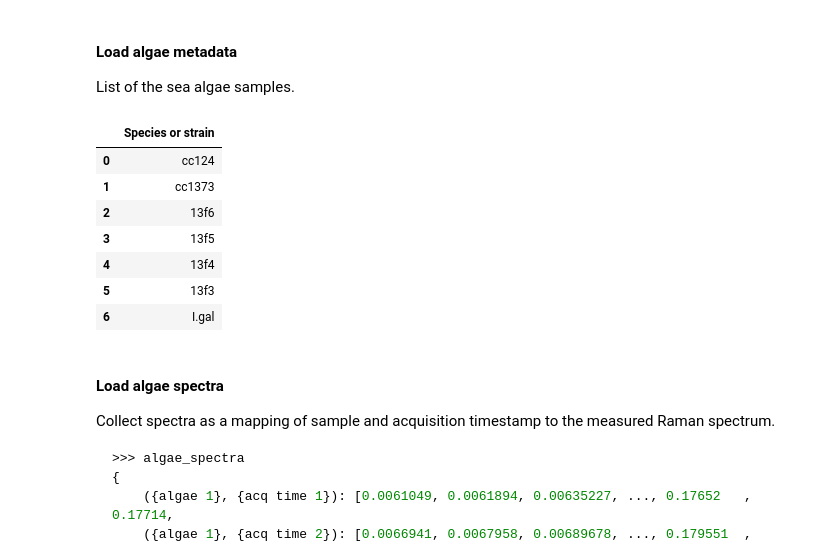
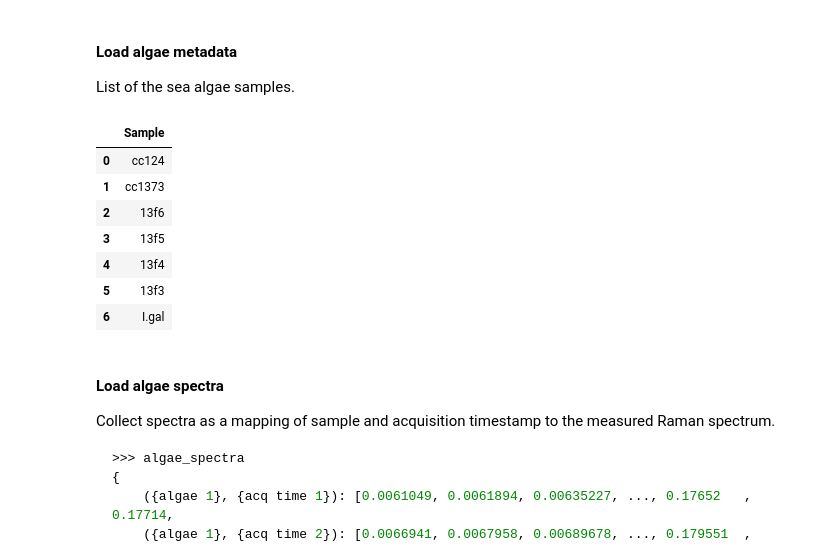
Before and after one commit to Arcadia-Science/2024-disco-raman-hackathon, a Jupyter notebook: notebooks/Fig-2_Raw-Spectra.ipynb, the cells around one changed output. Drawn from its saved outputs; the diff is of its cells as text; code cells hidden in the pictures.

```diff
--- a/notebooks/Fig-2_Raw-Spectra.ipynb
+++ b/notebooks/Fig-2_Raw-Spectra.ipynb
@@ -206,14 +206,14 @@ List of the sea algae samples.
 # %%
 # read csv file
 csv_file = "../data/algae/metadata.csv"
-algae_dataframe = pd.read_csv(csv_file, header=None, names=["Species or strain"])
+algae_dataframe = pd.read_csv(csv_file)
 # get number of algae samples
 num_algae = len(algae_dataframe)
 
 # show table
 algae_dataframe
 # %% [output]
-|  | Species or strain |
+|  | Sample |
 | 0 | cc124 |
 | 1 | cc1373 |
 | 2 | 13f6 |
```
Also changed, not shown: parts of 3 cells of this notebook, 2 other files.
